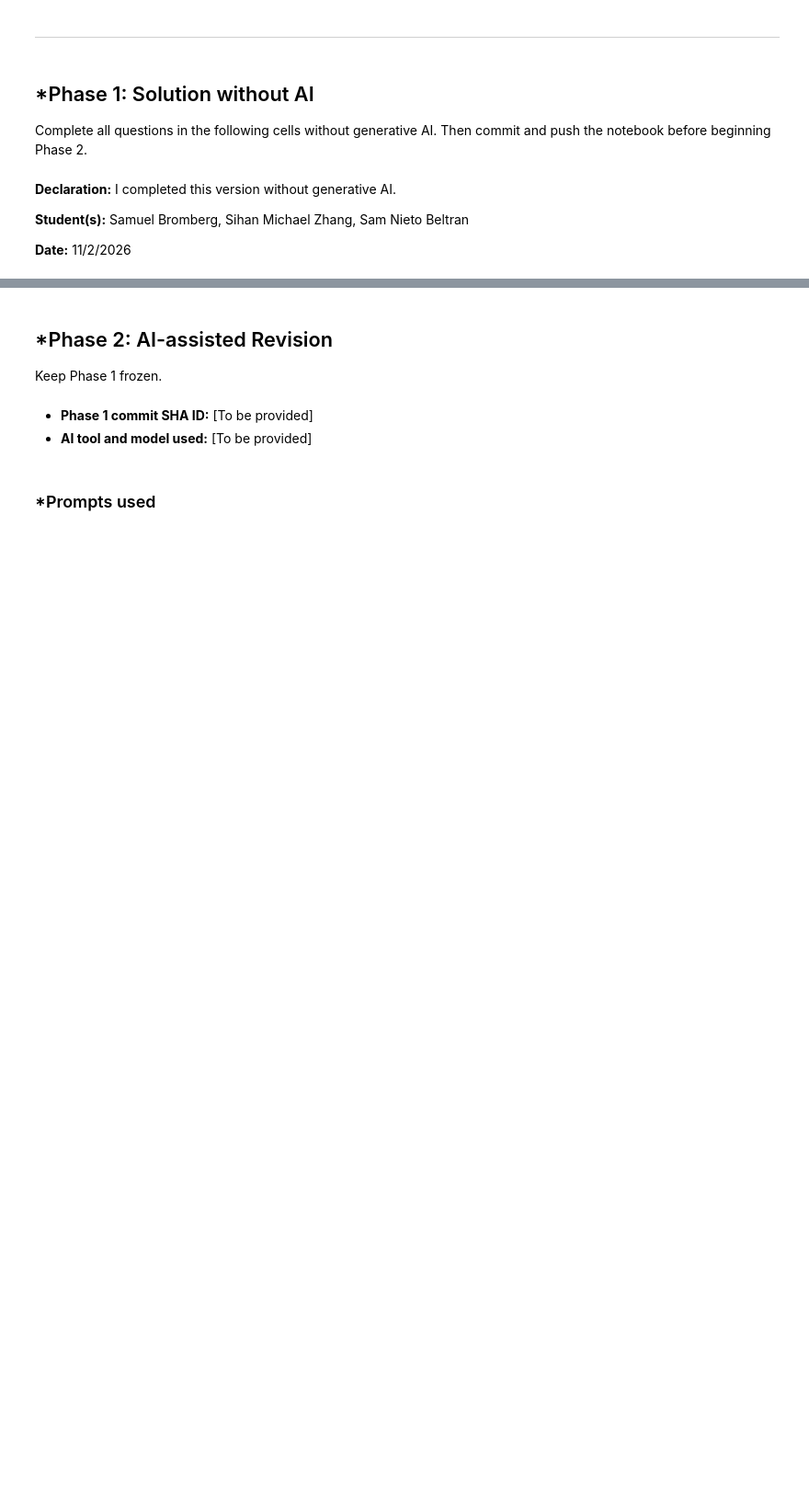
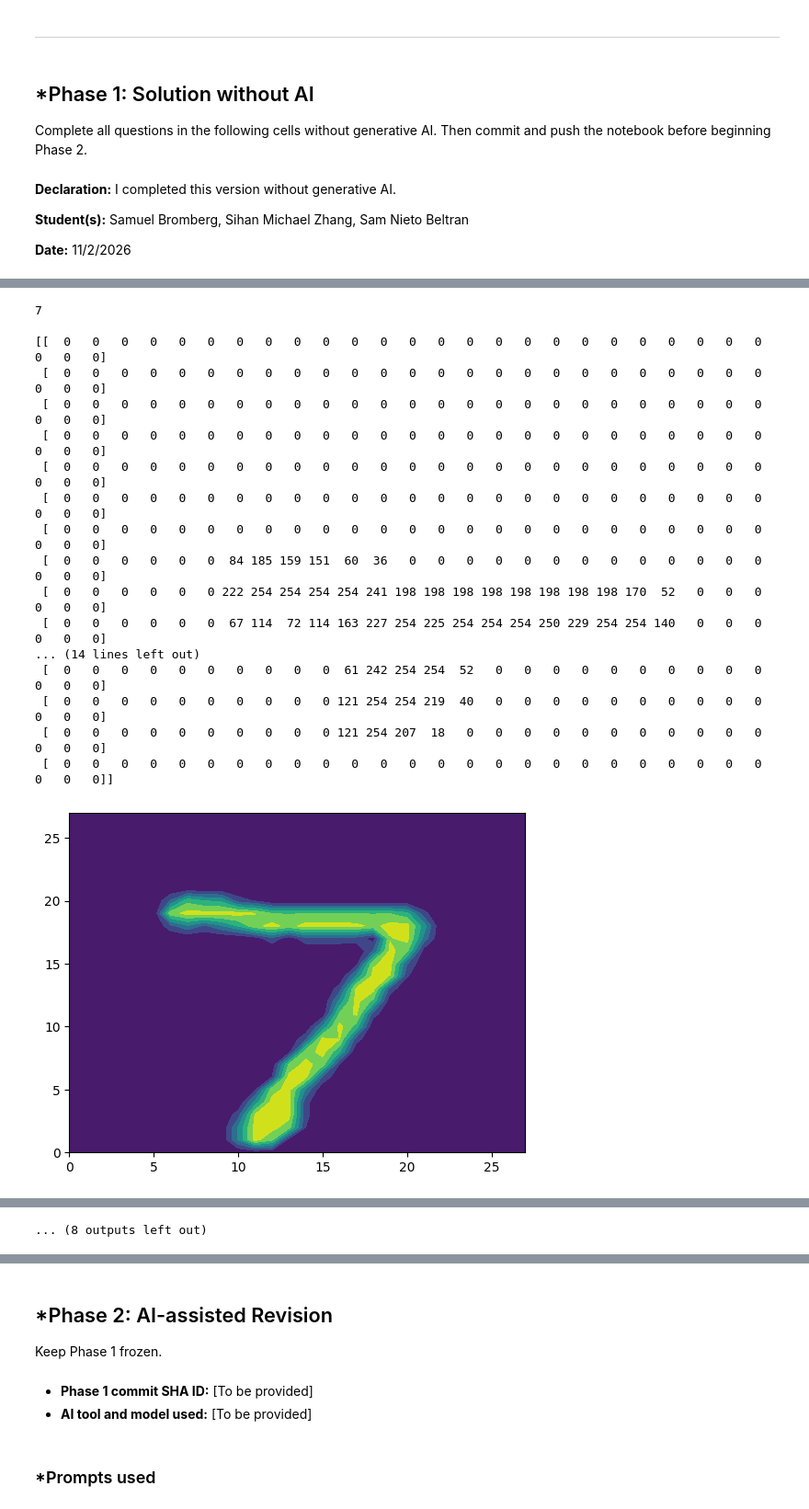
Before and after one commit to michael-zhang0/L01-cv, a Jupyter notebook: notebook.ipynb, the cells around one changed output, grey strips where cells are left out. Shown at 92% size. Drawn from its saved outputs; the diff is of its cells as text; code cells hidden in the pictures; blank space fills up the shorter version.

```diff
--- a/notebook.ipynb
+++ b/notebook.ipynb
@@ -174,0 +59,48 @@ data  data.zip  notebook.ipynb  README.md
+# %%
+# load dataset
+pkl_path = 'data/minst.pkl'
+if not os.path.exists(pkl_path):
+    zip_name = 'data.zip'
+    # Check if data.zip exists in the current directory or nearby directories
+    if not os.path.exists(zip_name) and os.path.exists('../data.zip'):
+        zip_name = '../data.zip'
+
+    if os.path.exists(zip_name):
+        with zipfile.ZipFile(zip_name, 'r') as zip_ref:
+            zip_ref.extract(pkl_path)
+    else:
+        raise FileNotFoundError(f"Could not find '{pkl_path}' or '{zip_name}' in the current working directory.")
+
+with open(pkl_path, 'rb') as f:
+    data = pickle.load(f)
+# %%
+# Q1
+
+X_train, y_train = data['X_train'], data['y_train']
+X_test, y_test = data['X_test'], data['y_test']
+
+np.set_printoptions(edgeitems=30, linewidth=100000)
+for i in range(10):
+     print(y_test[i],'\n') # Print the label
+     print(X_test[i],'\n') # Print the matrix of values
+     plt.contourf(np.rot90(X_test[i].transpose())) # Make a contour plot of the matrix values
+     plt.show()
+# %% [output]
+7
+
+[[  0   0   0   0   0   0   0   0   0   0   0   0   0   0   0   0   0   0   0   0   0   0   0   0   0   0   0   0]
+ [  0   0   0   0   0   0   0   0   0   0   0   0   0   0   0   0   0   0   0   0   0   0   0   0   0   0   0   0]
+ [  0   0   0   0   0   0   0   0   0   0   0   0   0   0   0   0   0   0   0   0   0   0   0   0   0   0   0   0]
+ [  0   0   0   0   0   0   0   0   0   0   0   0   0   0   0   0   0   0   0   0   0   0   0   0   0   0   0   0]
+ [  0   0   0   0   0   0   0   0   0   0   0   0   0   0   0   0   0   0   0   0   0   0   0   0   0   0   0   0]
+ [  0   0   0   0   0   0   0   0   0   0   0   0   0   0   0   0   0   0   0   0   0   0   0   0   0   0   0   0]
+ [  0   0   0   0   0   0   0   0   0   0   0   0   0   0   0   0   0   0   0   0   0   0   0   0   0   0   0   0]
+ [  0   0   0   0   0   0  84 185 159 151  60  36   0   0   0   0   0   0   0   0   0   0   0   0   0   0   0   0]
+ [  0   0   0   0   0   0 222 254 254 254 254 241 198 198 198 198 198 198 198 198 170  52   0   0   0   0   0   0]
+ [  0   0   0   0   0   0  67 114  72 114 163 227 254 225 254 254 254 250 229 254 254 140   0   0   0   0   0   0]
+... (14 lines left out)
+ [  0   0   0   0   0   0   0   0   0   0  61 242 254 254  52   0   0   0   0   0   0   0   0   0   0   0   0   0]
+ [  0   0   0   0   0   0   0   0   0   0 121 254 254 219  40   0   0   0   0   0   0   0   0   0   0   0   0   0]
+ [  0   0   0   0   0   0   0   0   0   0 121 254 207  18   0   0   0   0   0   0   0   0   0   0   0   0   0   0]
+ [  0   0   0   0   0   0   0   0   0   0   0   0   0   0   0   0   0   0   0   0   0   0   0   0   0   0   0   0]]
+[figure, added]
@@ -174,0 +197 @@ data  data.zip  notebook.ipynb  README.md
+... (8 outputs left out)
```
Also changed, not shown: parts of 10 cells of this notebook.
